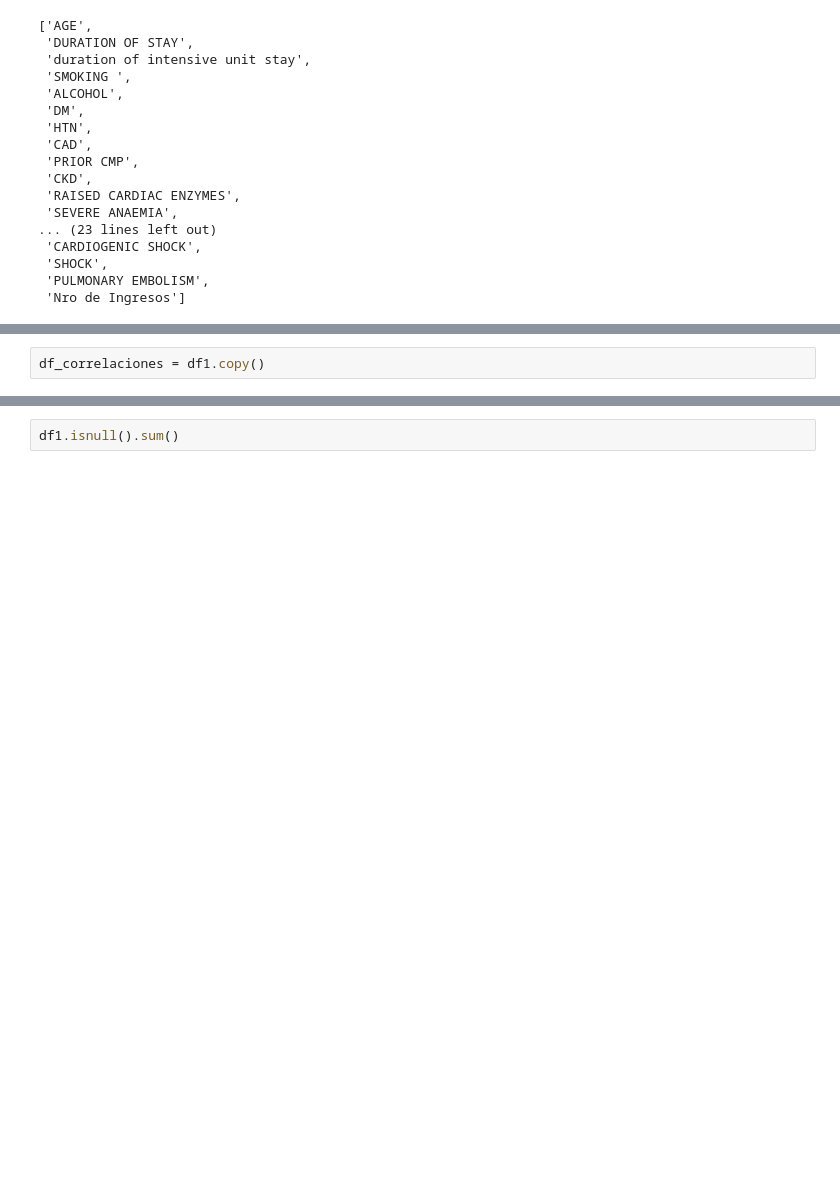
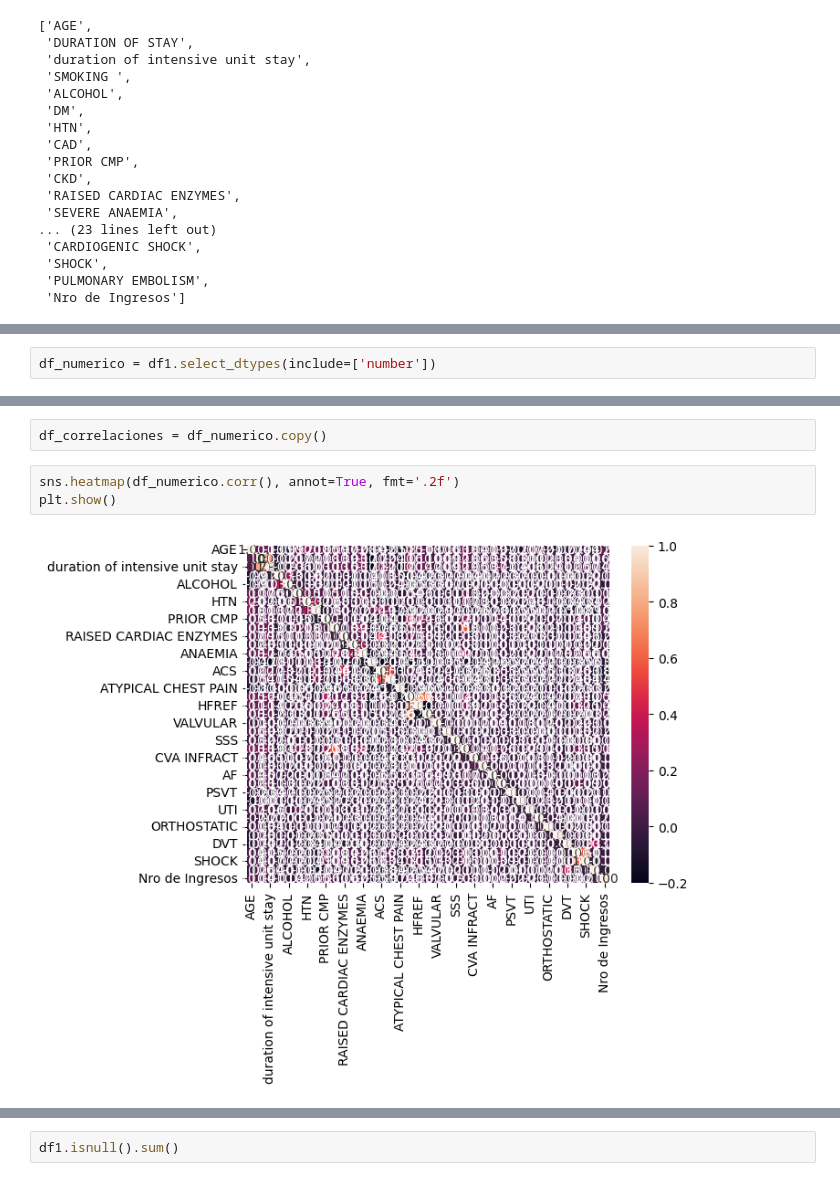
Before and after one commit to Estefaniagz/Proyecto_nocountry, a Jupyter notebook: explore.ipynb, the cells around one changed output, grey strips where cells are left out. Cells and saved outputs as stored; diff of their text form; blank space fills up the shorter version.

```diff
--- a/explore.ipynb
+++ b/explore.ipynb
@@ -389,0 +430,2 @@ numericas
+# %%
+df_numerico = df1.select_dtypes(include=['number'])
@@ -390,2 +449,7 @@ numericas
 # %%
-df_correlaciones = df1.copy()
+df_correlaciones = df_numerico.copy()
+# %%
+sns.heatmap(df_numerico.corr(), annot=True, fmt='.2f')
+plt.show()
+# %% [output]
+[figure, added]
```
Also changed, not shown: parts of 5 cells of this notebook.
